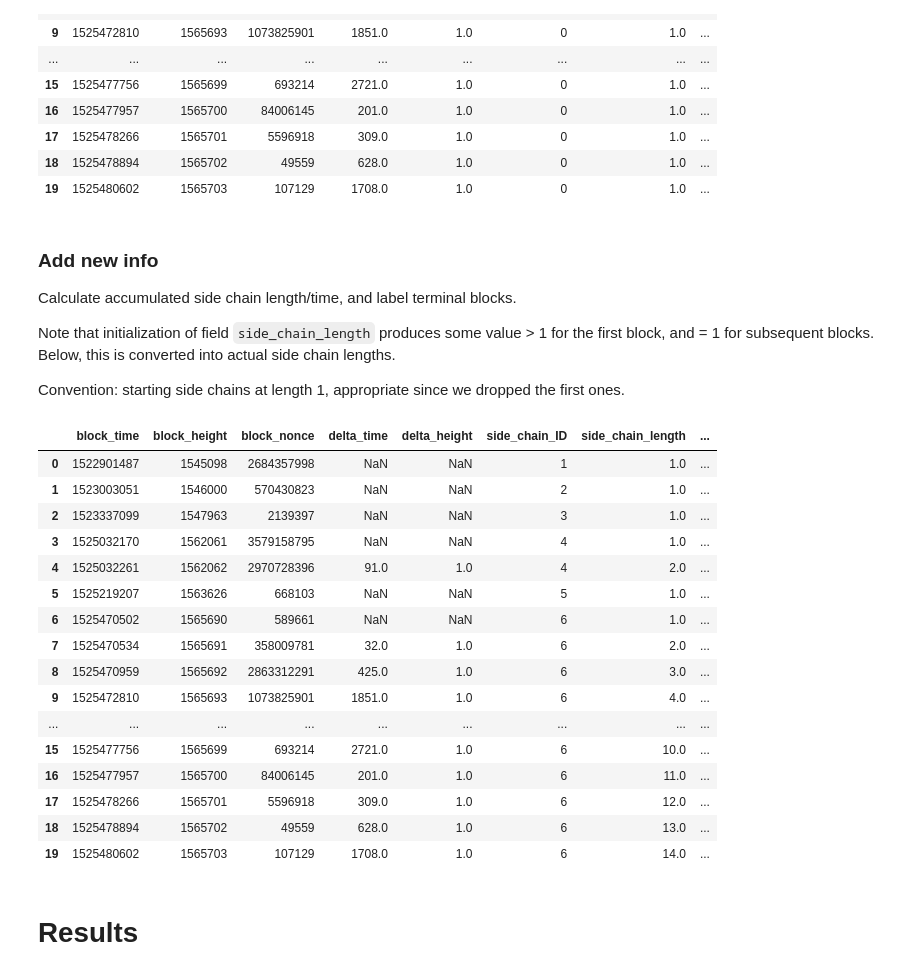
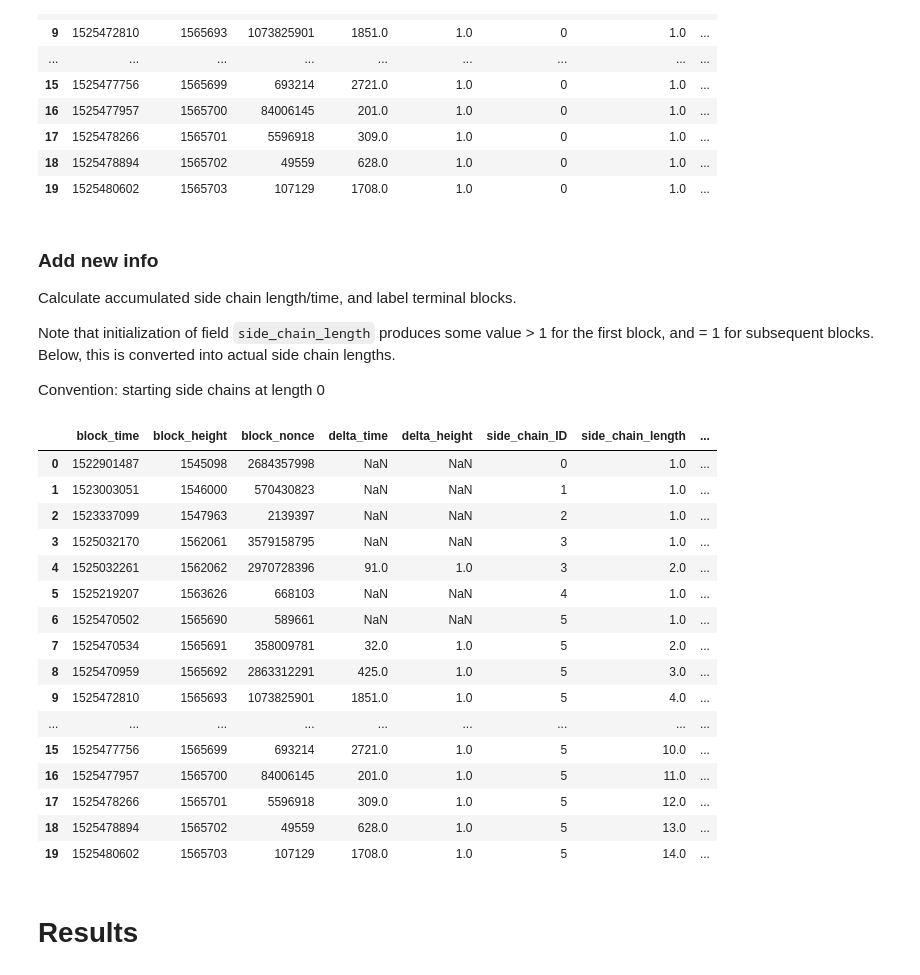
Before and after one commit to noncesense-research-lab/archival_network, a Jupyter notebook: analyses/altchain_temporal_study.ipynb, the cells around one changed output. Cells and saved outputs as stored; diff of their text form; code cells hidden in the pictures.

Commit message:
Updated numbering in markdown to match new IDs generated since Nathan fixed the bad drops

```diff
--- a/analyses/altchain_temporal_study.ipynb
+++ b/analyses/altchain_temporal_study.ipynb
@@ -210,48 +216,48 @@ Calculate accumulated side chain length/time, and label terminal blocks.
 
 Note that initialization of field `side_chain_length` produces some value > 1 for the first block, and = 1 for subsequent blocks. Below, this is converted into actual side chain lengths.
 
-Convention: starting side chains at length 1, appropriate since we dropped the first ones.
+Convention: starting side chains at length 0
 # %%
-side_chain_counter = 0
+side_chain_counter = -1
 
 # Loop over rows = blocks
 for index, row in b1s.iterrows():
     # If you want extra details:
     # print('index: ' + str(index) + ' this_row_val: ' + str(this_row_val))
 
     # Check whether this is the first block in the chain, or further down
     if str(row['delta_height']) == 'nan':
         # first block in the side-chain
         b1s.loc[index,('side_chain_length')] = 1
         b1s.loc[max(0,index-1),('terminal_block')] = 1 # if this is the first block, the last one was terminal on the previous chain
         side_chain_counter += 1 # increment the counter
         b1s.loc[index,('side_chain_ID')] = side_chain_counter # mark the counter
     else:
         # subsequent block
         if index > 0:
             b1s.loc[index, ('side_chain_length')] = b1s.side_chain_length[index-1]+1
             delta_t_seconds = b1s.block_time[index] - b1s.block_time[index-1]
             b1s.loc[index, ('side_chain_time')] = b1s.side_chain_time[index-1] + delta_t_seconds
             b1s.loc[index, ('side_chain_ID')] = side_chain_counter
 b1s.head(20)
 # %% [output]
 |  | block_time | block_height | block_nonce | delta_time | delta_height | side_chain_ID | side_chain_length | ... |
-| 0 | 1522901487 | 1545098 | 2684357998 | NaN | NaN | 1 | 1.0 | ... |
-| 1 | 1523003051 | 1546000 | 570430823 | NaN | NaN | 2 | 1.0 | ... |
-| 2 | 1523337099 | 1547963 | 2139397 | NaN | NaN | 3 | 1.0 | ... |
-| 3 | 1525032170 | 1562061 | 3579158795 | NaN | NaN | 4 | 1.0 | ... |
-| 4 | 1525032261 | 1562062 | 2970728396 | 91.0 | 1.0 | 4 | 2.0 | ... |
-| 5 | 1525219207 | 1563626 | 668103 | NaN | NaN | 5 | 1.0 | ... |
-| 6 | 1525470502 | 1565690 | 589661 | NaN | NaN | 6 | 1.0 | ... |
-| 7 | 1525470534 | 1565691 | 358009781 | 32.0 | 1.0 | 6 | 2.0 | ... |
-| 8 | 1525470959 | 1565692 | 2863312291 | 425.0 | 1.0 | 6 | 3.0 | ... |
-| 9 | 1525472810 | 1565693 | 1073825901 | 1851.0 | 1.0 | 6 | 4.0 | ... |
+| 0 | 1522901487 | 1545098 | 2684357998 | NaN | NaN | 0 | 1.0 | ... |
+| 1 | 1523003051 | 1546000 | 570430823 | NaN | NaN | 1 | 1.0 | ... |
+| 2 | 1523337099 | 1547963 | 2139397 | NaN | NaN | 2 | 1.0 | ... |
+| 3 | 1525032170 | 1562061 | 3579158795 | NaN | NaN | 3 | 1.0 | ... |
+| 4 | 1525032261 | 1562062 | 2970728396 | 91.0 | 1.0 | 3 | 2.0 | ... |
+| 5 | 1525219207 | 1563626 | 668103 | NaN | NaN | 4 | 1.0 | ... |
+| 6 | 1525470502 | 1565690 | 589661 | NaN | NaN | 5 | 1.0 | ... |
+| 7 | 1525470534 | 1565691 | 358009781 | 32.0 | 1.0 | 5 | 2.0 | ... |
+| 8 | 1525470959 | 1565692 | 2863312291 | 425.0 | 1.0 | 5 | 3.0 | ... |
+| 9 | 1525472810 | 1565693 | 1073825901 | 1851.0 | 1.0 | 5 | 4.0 | ... |
 | ... | ... | ... | ... | ... | ... | ... | ... | ... |
-| 15 | 1525477756 | 1565699 | 693214 | 2721.0 | 1.0 | 6 | 10.0 | ... |
-| 16 | 1525477957 | 1565700 | 84006145 | 201.0 | 1.0 | 6 | 11.0 | ... |
-| 17 | 1525478266 | 1565701 | 5596918 | 309.0 | 1.0 | 6 | 12.0 | ... |
-| 18 | 1525478894 | 1565702 | 49559 | 628.0 | 1.0 | 6 | 13.0 | ... |
-| 19 | 1525480602 | 1565703 | 107129 | 1708.0 | 1.0 | 6 | 14.0 | ... |
+| 15 | 1525477756 | 1565699 | 693214 | 2721.0 | 1.0 | 5 | 10.0 | ... |
+| 16 | 1525477957 | 1565700 | 84006145 | 201.0 | 1.0 | 5 | 11.0 | ... |
+| 17 | 1525478266 | 1565701 | 5596918 | 309.0 | 1.0 | 5 | 12.0 | ... |
+| 18 | 1525478894 | 1565702 | 49559 | 628.0 | 1.0 | 5 | 13.0 | ... |
+| 19 | 1525480602 | 1565703 | 107129 | 1708.0 | 1.0 | 5 | 14.0 | ... |
 # %% [markdown]
 # Results
 # %% [markdown]
```
Also changed, not shown: parts of 8 cells of this notebook.
